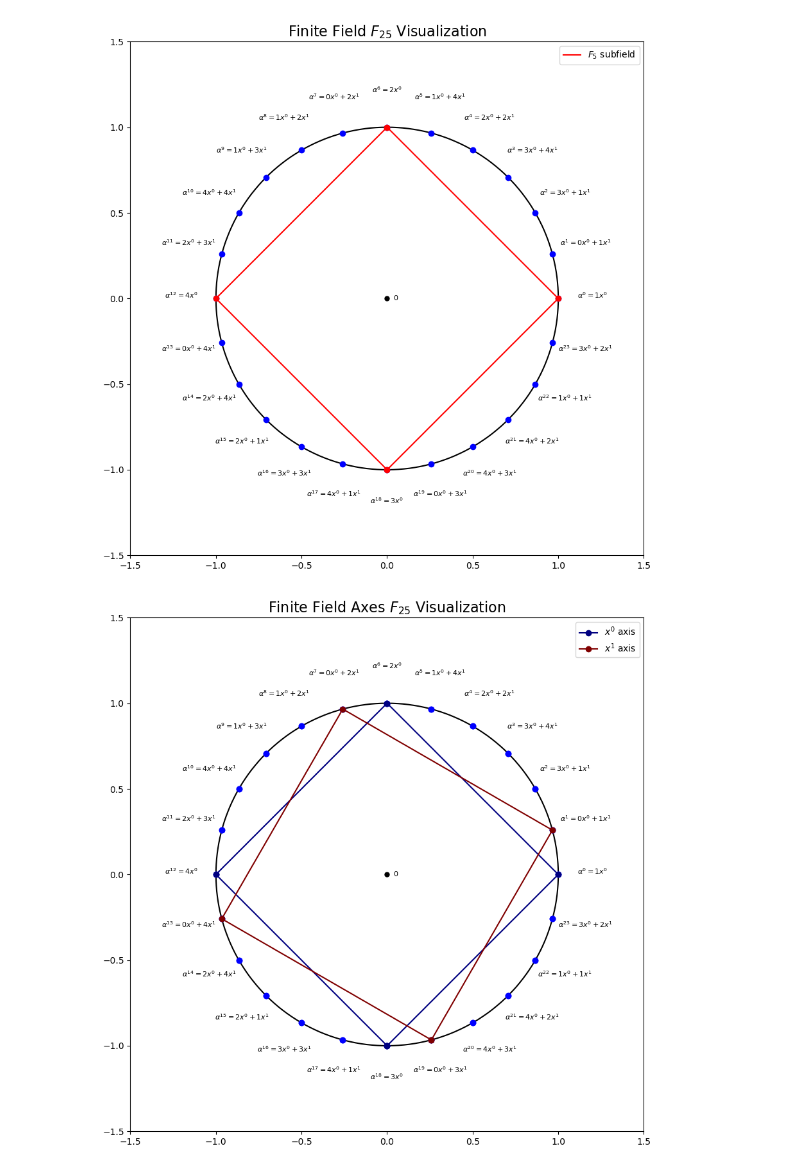
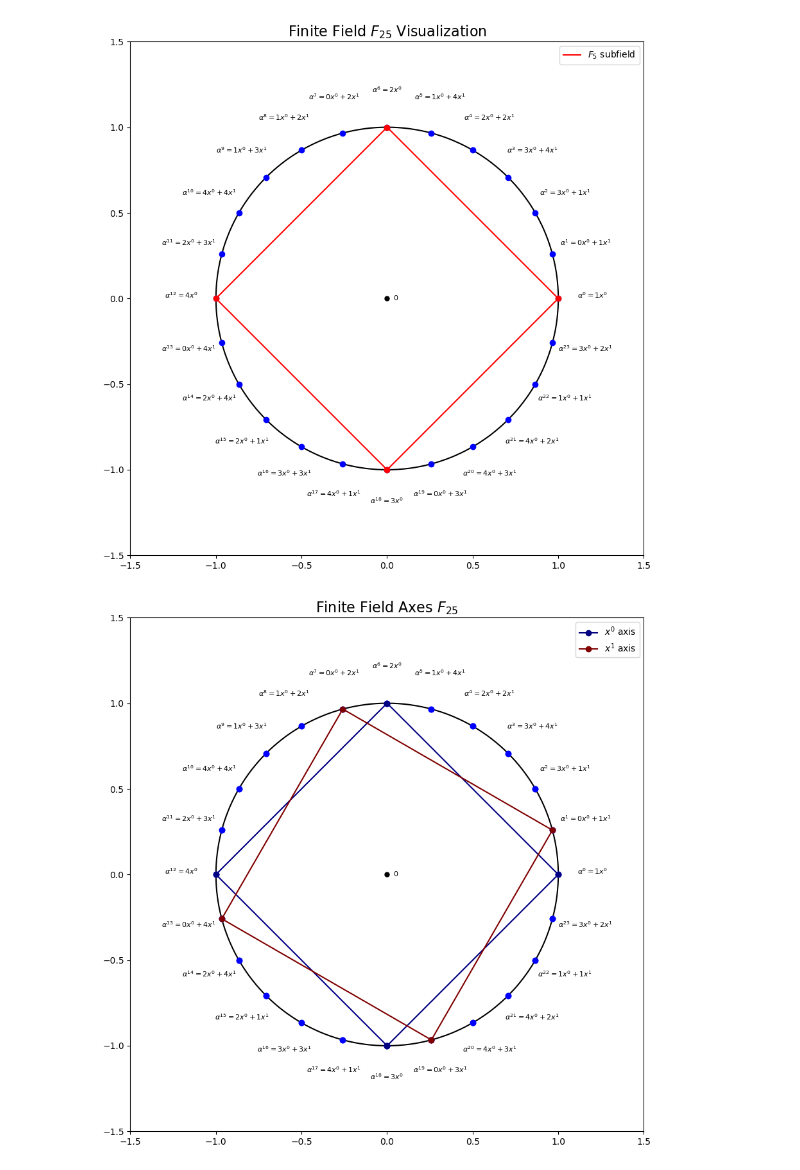
Before and after one commit to jacksonwalters/viz, a Jupyter notebook: finite_field/finite_field_visualization.ipynb, the cells around one changed output. Saved outputs shown, nothing was run; the diff lists cells and outputs as text; code cells hidden in the pictures.

```diff
--- a/finite_field/finite_field_visualization.ipynb
+++ b/finite_field/finite_field_visualization.ipynb
@@ -72,12 +72,11 @@ def plot_finite_field(q, output_filename=None):
 
     alpha = F.multiplicative_generator()  # Primitive element (generator)
     nonzero_elements = [alpha^k for k in range(q-1)]
-    #subfield_elements = [alpha^(k * (q - 1) // (p - 1)) for k in range(p - 1)]
 
-    # Step 3: Compute roots of unity for plotting
+    # Compute roots of unity for plotting
     roots_of_unity = [exp(2 * pi * I * k / (q - 1)) for k in range(q - 1)]
 
-    # Step 4: Initialize the plot
+    # Initialize the plot
     fig, ax = plt.subplots(figsize=(10, 10))
     ax.set_aspect('equal', adjustable='datalim')
     ax.plot(np.cos(np.linspace(0, 2 * np.pi, 1000)), np.sin(np.linspace(0, 2 * np.pi, 1000)), 'k-')  # Unit circle
@@ -98,37 +97,37 @@ def plot_finite_field(q, output_filename=None):
 
         # Format vector as a sum of monomials
         vector_repr = " + ".join(f"{c}x^{i}" for i, c in enumerate(vector.polynomial().coefficients(sparse=False)))
         label = f"$\\alpha^{{{k}}} = {vector_repr}$"
         ax.text(x * 1.2, y * 1.2, label, fontsize=8, ha='center')
 
-    # Step 5: Add the subfield and other coordinate axes
+    # Add the subfield and other coordinate axes
     colors = plt.cm.jet(np.linspace(0, 1, r))  # Colors for each "line"
     for i in range(r):
         transformed_roots = [exp(2 * pi * I * ((k+i) / (q - 1))) for k in range(-(q-1)/(p-1), q-1, (q-1)/(p-1))]
         transformed_points_xy = [(root.real(), root.imag()) for root in transformed_roots]
 
         # Plot the transformed axis
         x_vals, y_vals = zip(*transformed_points_xy)
         ax.plot(x_vals, y_vals, 'o-', color=colors[i], label=f"$x^{i}$ axis")
 
-    # Step 6: Adjust plot aesthetics
+    # Adjust plot aesthetics
     ax.set_xlim(-1.5, 1.5)
     ax.set_ylim(-1.5, 1.5)
-    ax.set_title(f"Finite Field Axes $F_{{{q}}}$ Visualization", fontsize=16)
+    ax.set_title(f"Finite Field Axes $F_{{{q}}}$", fontsize=16)
     ax.legend(loc='upper right')
     plt.subplots_adjust(left=0.1, right=0.9, top=0.9, bottom=0.1)
 
     # Save the image if an output filename is provided
     if output_filename:
         plt.savefig(output_filename, format='jpeg', dpi=int(300), bbox_inches='tight')
 
     plt.show()
 
 # Example usage
 p = 5; r = 2; q = p**r;
 plot_finite_field(q, output_filename=f"images/finite_field_axes_{q}.jpeg")
 # %% [output]
-[figure, old version]
+[figure, new version]
 # %%
 """
 - note Proj(F_q) is defined as the set of all lines through the origin in the vector space F_{q^2}
```
Also changed, not shown: parts of 3 cells of this notebook, 4 other files.
